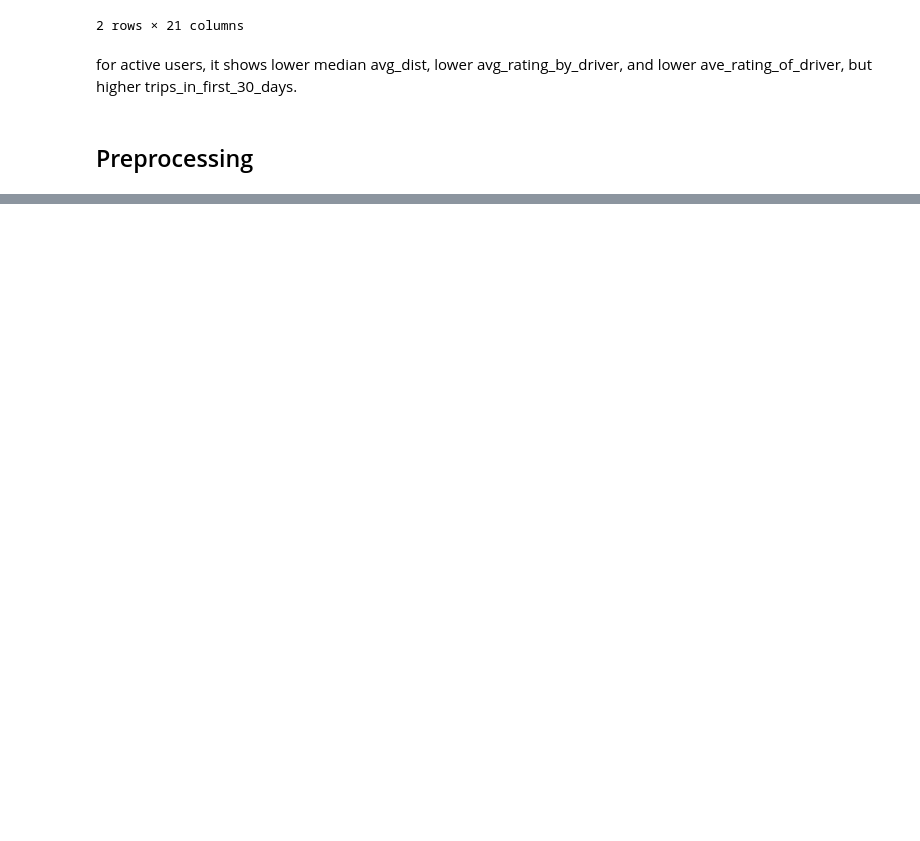
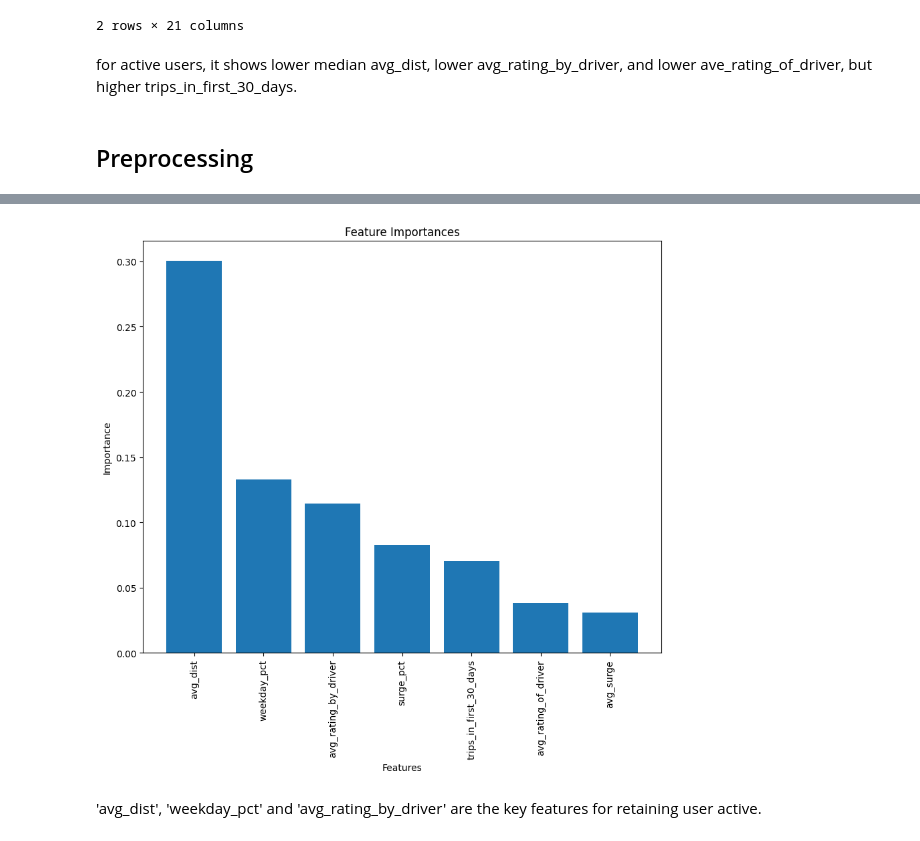
Before and after one commit to Gardenialover/dsc, a Jupyter notebook: unit 37.2/ultimate_challenge/Ultimate challenge.ipynb, the cells around one changed output, grey strips where cells are left out. Cells and saved outputs as stored; diff of their text form; code cells hidden in the pictures; blank space fills up the shorter version.

```diff
--- a/unit 37.2/ultimate_challenge/Ultimate challenge.ipynb
+++ b/unit 37.2/ultimate_challenge/Ultimate challenge.ipynb
@@ -327,0 +364,9 @@ ValueError: could not convert string to float: 'Kings Landing'
+# %%
+param_grid = {
+
+    "rf__n_estimators": [30,50,75],
+    "rf__max_depth": [2, 3, 5],
+}
+
+search_cv = RandomizedSearchCV(clf, param_grid, n_iter=10, cv=5, random_state=0)
+search_cv
@@ -327,0 +391,6 @@ ValueError: could not convert string to float: 'Kings Landing'
+# %%
+search_cv.fit(X_train, y_train)
+
+print("Best params:")
+print(search_cv.best_params_)
+print(f"train CV score: {search_cv.best_score_:.2f}")
@@ -327,0 +410,15 @@ ValueError: could not convert string to float: 'Kings Landing'
+# %%
+clf.fit(X_train, y_train)
+
+importances = clf.named_steps['rf'].feature_importances_
+importances
+
+numerical_feature_names = rider[numeric_features].columns.values
+
+categorical_feature_names = pd.get_dummies(rider[categorical_features]).columns.values
+
+feature_names = list(numerical_feature_names)+list(numerical_feature_names)
+# %%
+importance_dict = dict(zip(feature_names, importances))
+
+sorted_dict  = sorted(importance_dict.items(), key = lambda x: x[1], reverse = True)
@@ -327,0 +435,13 @@ ValueError: could not convert string to float: 'Kings Landing'
+# %%
+features, imp = zip(*sorted_dict)
+plt.figure(figsize=(10,8))
+plt.bar(range(len(features)),imp)
+plt.xticks(range(len(features)),features, rotation = 90)
+plt.xlabel('Features')
+plt.ylabel("Importance")
+plt.title("Feature Importances")
+plt.show()
+# %% [output]
+[figure, added]
+# %% [markdown]
+'avg_dist', 'weekday_pct' and 'avg_rating_by_driver' are the key features for retaining user active.
```
Also changed, not shown: parts of 29 cells of this notebook.
